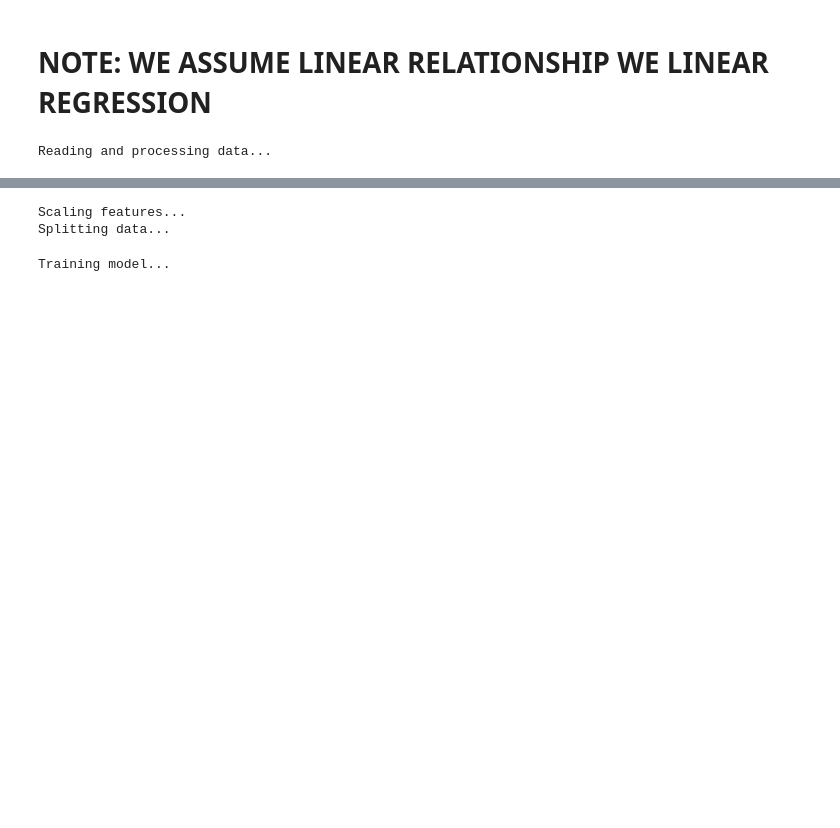
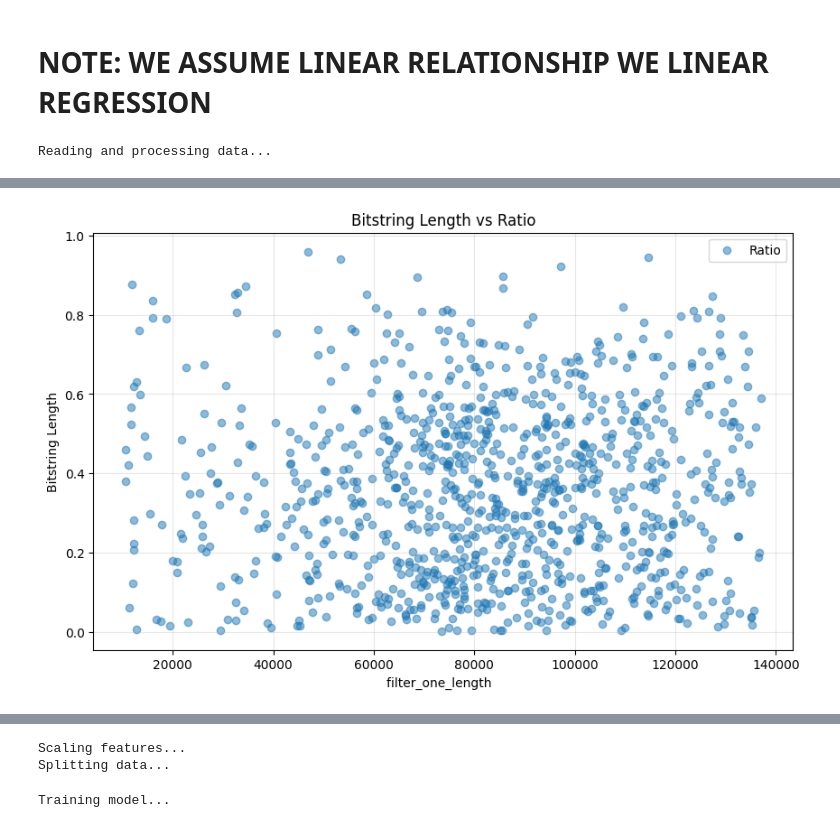
Before and after one commit to flhps/crset-empirical-experiments, a Jupyter notebook: ml_regression_analysis_unpadded_revoked.ipynb, the cells around one changed output, grey strips where cells are left out. Cells and saved outputs as stored; diff of their text form; code cells hidden in the pictures; blank space fills up the shorter version.

```diff
--- a/ml_regression_analysis_unpadded_revoked.ipynb
+++ b/ml_regression_analysis_unpadded_revoked.ipynb
@@ -38,3 +100,20 @@ Reading and processing data...
+# %%
+# Create figure
+plt.figure(figsize=(10, 6))
+
+# Create scatter plot
+plt.scatter(chunk['filter_one_length'], chunk['ratio'],
+           alpha=0.5, label='Ratio')
+
+
+# Customize plot
+plt.title('Bitstring Length vs Ratio')
+plt.xlabel('filter_one_length  ')
+plt.ylabel('Bitstring Length')
+plt.legend()
+plt.grid(True, alpha=0.3)
+# %% [output]
+[figure, added]
 # %%
 # Combine chunks into one array and create DataFrame
 X = np.vstack(X_all)
```
Also changed, not shown: parts of 12 cells of this notebook.
